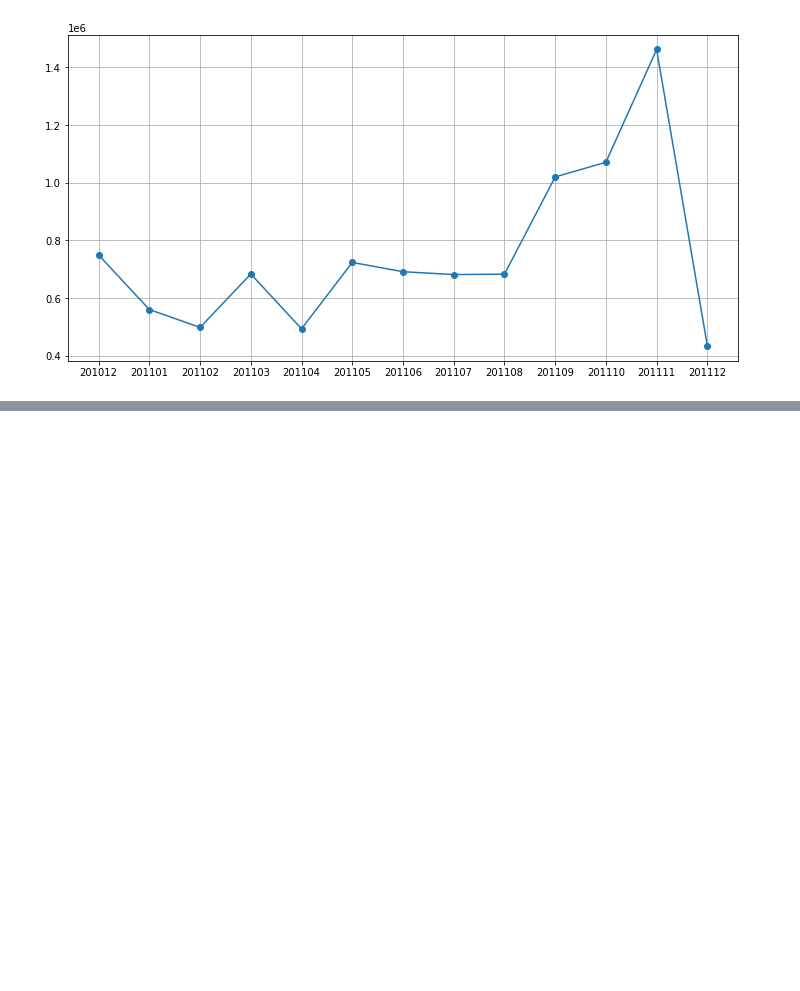
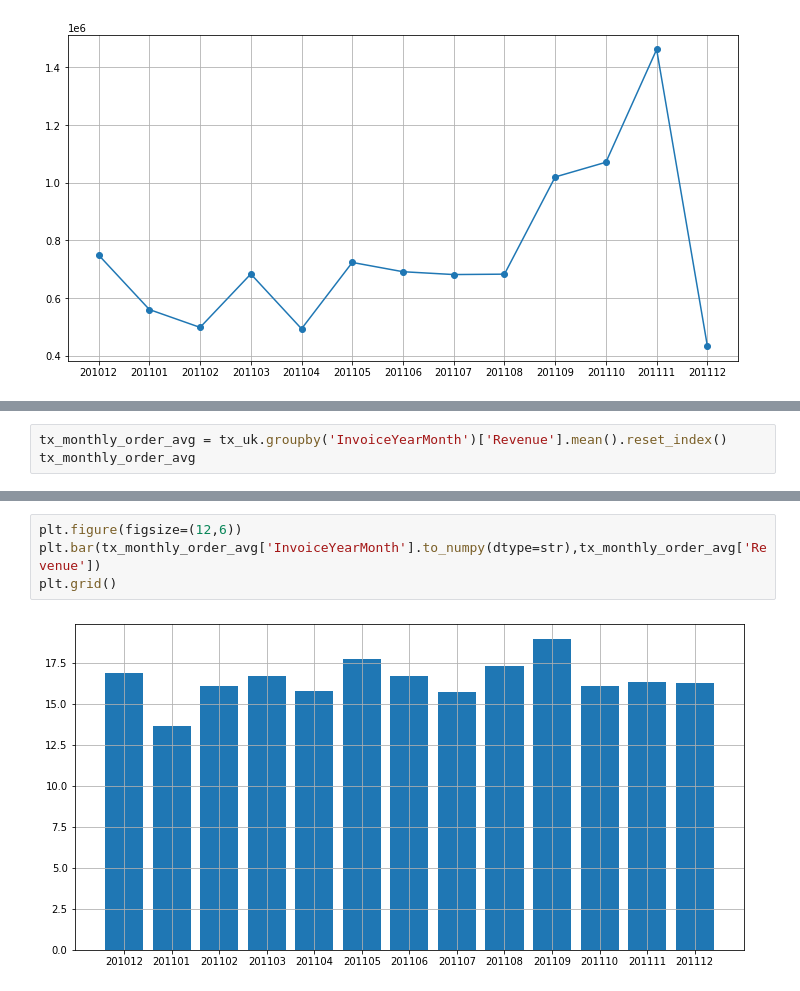
Before and after one commit to FatemeZamanian/KnowYourMetrics, a Jupyter notebook: Know Your Metrics.ipynb, the cells around one changed output, grey strips where cells are left out. Cells and saved outputs as stored; diff of their text form; blank space fills up the shorter version.

```diff
--- a/Know Your Metrics.ipynb
+++ b/Know Your Metrics.ipynb
@@ -41,0 +99,3 @@ plt.grid()
+# %%
+tx_monthly_order_avg = tx_uk.groupby('InvoiceYearMonth')['Revenue'].mean().reset_index()
+tx_monthly_order_avg
@@ -41,0 +117,6 @@ plt.grid()
+# %%
+plt.figure(figsize=(12,6))
+plt.bar(tx_monthly_order_avg['InvoiceYearMonth'].to_numpy(dtype=str),tx_monthly_order_avg['Revenue'])
+plt.grid()
+# %% [output]
+[figure, added]
```
Also changed, not shown: parts of 14 cells of this notebook.
